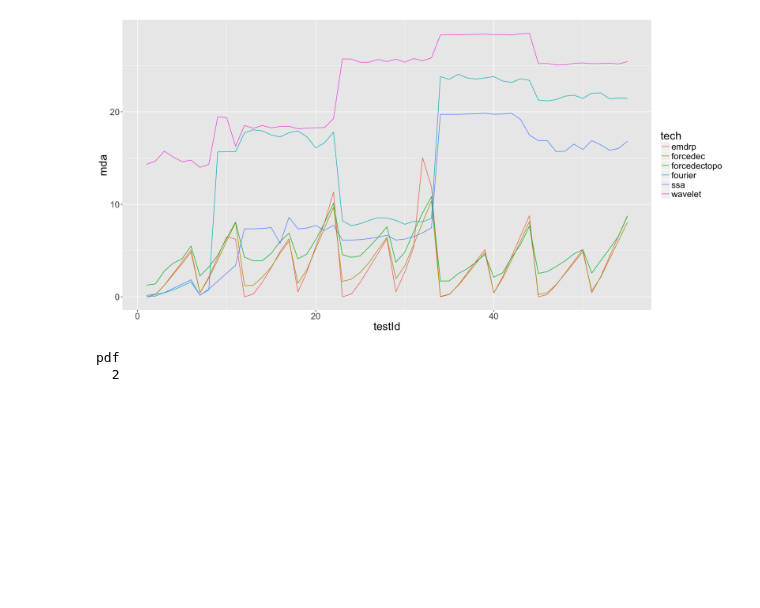
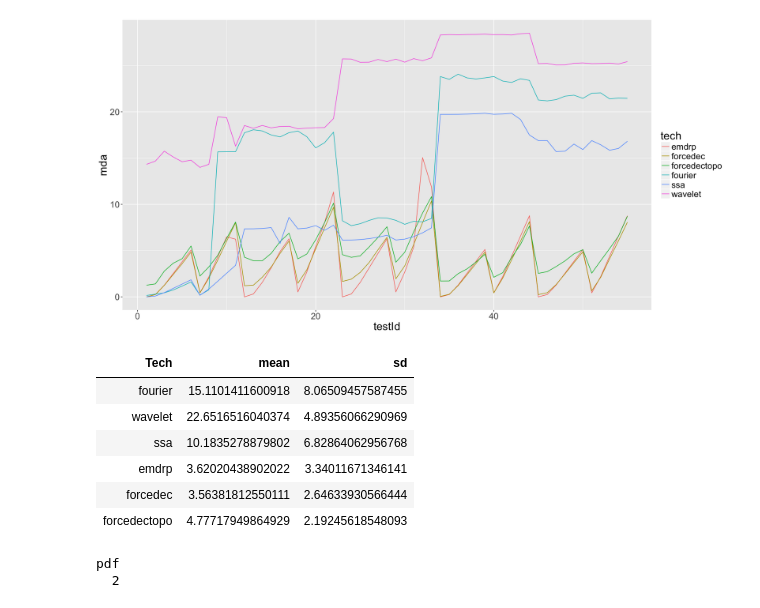
Before and after one commit to felipelageduarte/Doutorado, a Jupyter notebook: 3 - Results.ipynb, the cells around one changed output. Saved outputs shown, nothing was run; the diff lists cells and outputs as text; code cells hidden in the pictures; blank space fills up the shorter version.

```diff
--- a/3 - Results.ipynb
+++ b/3 - Results.ipynb
@@ -48,6 +81,19 @@ dev.copy2pdf(file = paste(imagesFolder,"result_mda.pdf", sep='/'), width=16, hei
 pdf
   2
 [figure]
+# %%
+n = 'mda'
+m = matrix(unlist(lapply(listResult,function(x){cbind(unique(x$tech), mean(unlist(x[n])), sd(unlist(x[n])))})), ncol=3, byrow = T)
+colnames(m)<-c('Tech', 'mean', 'sd')
+m
+# %% [output]
+| Tech | mean | sd |
+| fourier | 15.1101411600918 | 8.06509457587455 |
+| wavelet | 22.6516516040374 | 4.89356066290969 |
+| ssa | 10.1835278879802 | 6.82864062956768 |
+| emdrp | 3.62020438902022 | 3.34011671346141 |
+| forcedec | 3.56381812550111 | 2.64633930566444 |
+| forcedectopo | 4.77717949864929 | 2.19245618548093 |
 # %%
 options(repr.plot.width=16, repr.plot.height=8)
 data = data.frame()
```
Also changed, not shown: parts of 4 cells of this notebook, 5 other files.
